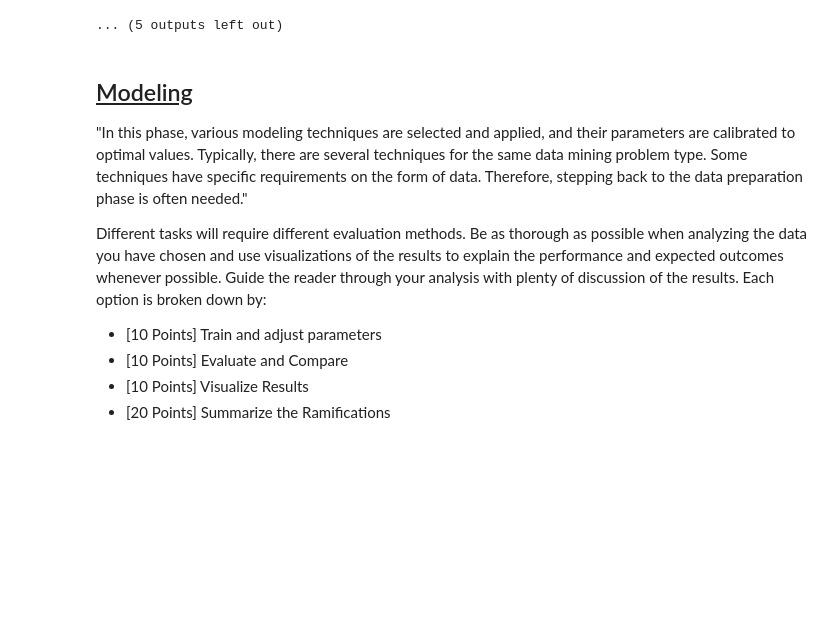
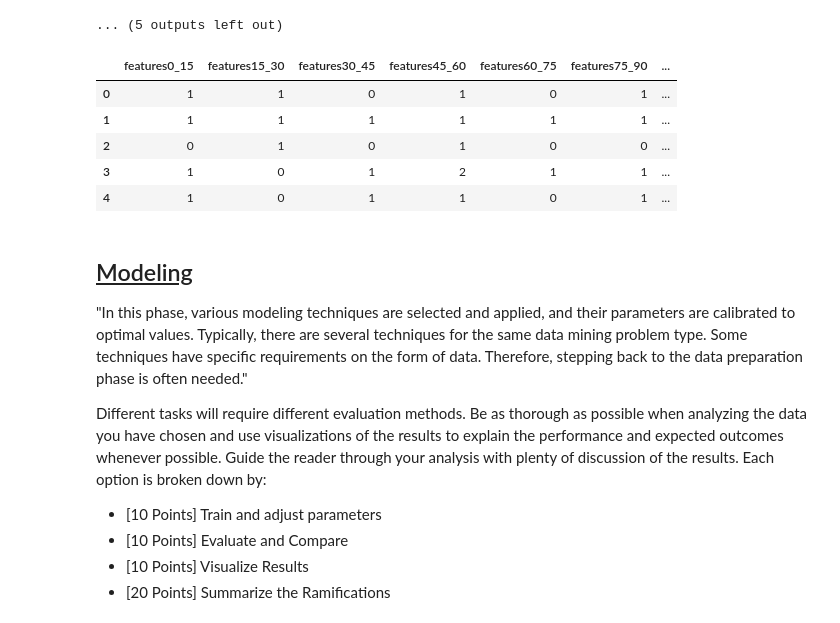
Before and after one commit to rlshuhart/MSDS7331_Project_3, a Jupyter notebook: CRISP-DM Model Breast Cancer Clustering.ipynb, the cells around one changed output. Drawn from its saved outputs; the diff is of its cells as text; code cells hidden in the pictures; blank space fills up the shorter version.

```diff
--- a/CRISP-DM Model Breast Cancer Clustering.ipynb
+++ b/CRISP-DM Model Breast Cancer Clustering.ipynb
@@ -215,7 +215,7 @@ def kmeans_data(X_train, X_test, cluster_every = 15):
     with warnings.catch_warnings():
         warnings.filterwarnings("ignore",category=DeprecationWarning)
         for s, f in zip(start_list, end_list):
-            df_train['features'+str(s)+"_"+str(f)] , df_test['features'+str(s)+"_"+str(f)] = kmean_cluster_finder(X_train, X_test, s,f,7)
+            df_train['features'+str(s)+"_"+str(f-1)] , df_test['features'+str(s)+"_"+str(f)] = kmean_cluster_finder(X_train, X_test, s,f,7)
         print('done. It took', time.time()-start, 'seconds.')
 
     return df_train, df_test
@@ -243,6 +243,15 @@ range(75, 90)
 best cluster is:  2
 [figure]
 ... (5 outputs left out)
+# %%
+X_train_km.head()
+# %% [output]
+|  | features0_15 | features15_30 | features30_45 | features45_60 | features60_75 | features75_90 | ... |
+| 0 | 1 | 1 | 0 | 1 | 0 | 1 | ... |
+| 1 | 1 | 1 | 1 | 1 | 1 | 1 | ... |
+| 2 | 0 | 1 | 0 | 1 | 0 | 0 | ... |
+| 3 | 1 | 0 | 1 | 2 | 1 | 1 | ... |
+| 4 | 1 | 0 | 1 | 1 | 0 | 1 | ... |
 # %% [markdown]
 ## <u>Modeling
 "In this phase, various modeling techniques are selected and applied, and their parameters are calibrated to optimal values. Typically, there are several techniques for the same data mining problem type. Some techniques have specific requirements on the form of data. Therefore, stepping back to the data preparation phase is often needed."
```
Also changed, not shown: parts of 2 cells of this notebook.
